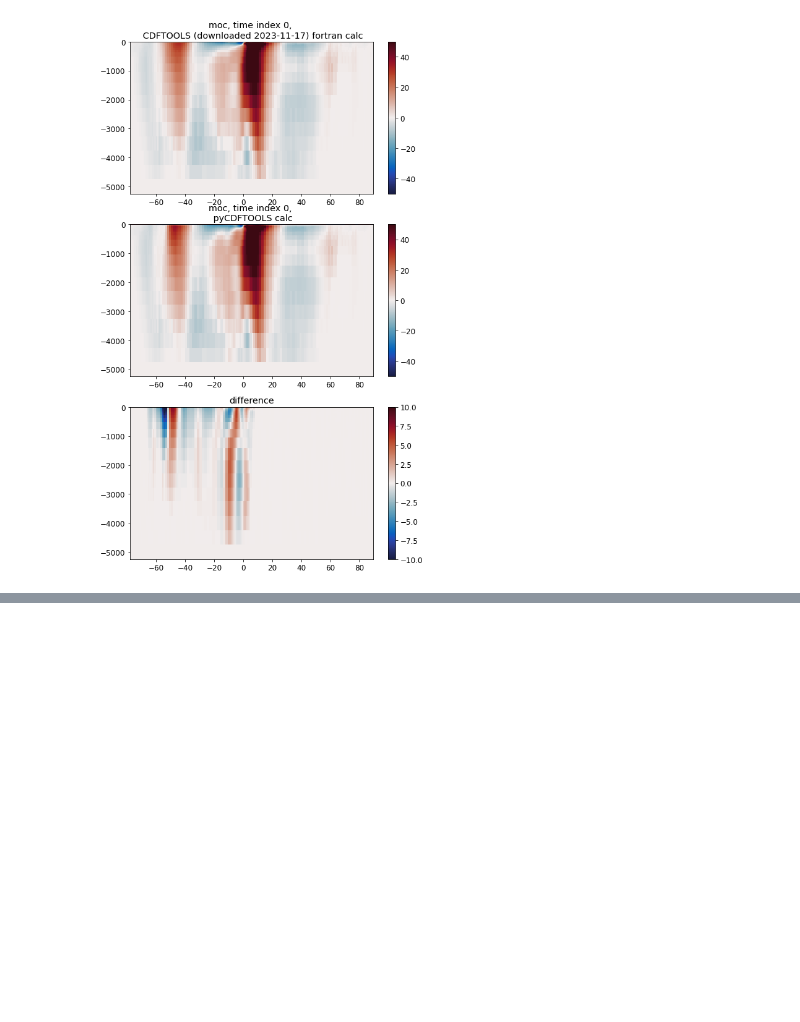
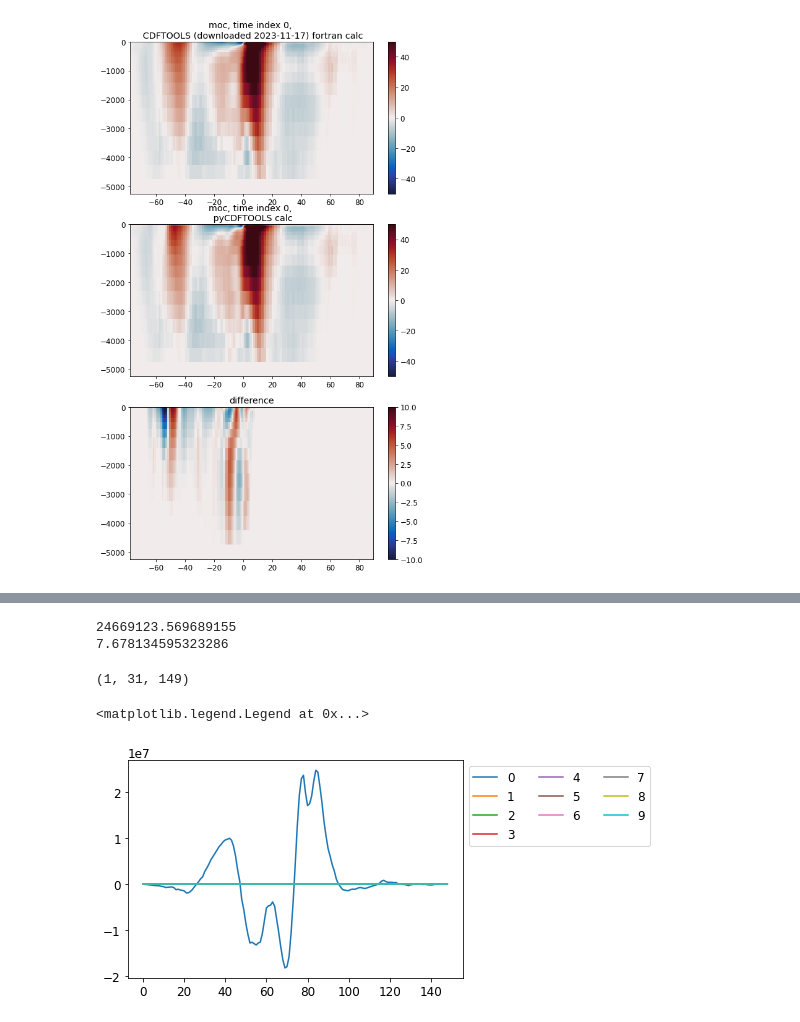
Before and after one commit to tjarnikova/SOZONE, a Jupyter notebook: GRO2_FORCING_EXPERIMENT/NCEP-ERA-physics-comparison/overturning-check.ipynb, the cells around one changed output, grey strips where cells are left out. Saved outputs shown, nothing was run; the diff lists cells and outputs as text; code cells hidden in the pictures; blank space fills up the shorter version.

```diff
--- a/GRO2_FORCING_EXPERIMENT/NCEP-ERA-physics-comparison/overturning-check.ipynb
+++ b/GRO2_FORCING_EXPERIMENT/NCEP-ERA-physics-comparison/overturning-check.ipynb
@@ -300,0 +485,19 @@ Text(0.5, 1.0, 'difference')
+# %%
+print(np.nanmax(dmoc2[0,:,:]-dmoc[0,:,:]))
+
+print(np.nanmax(dmoc2[0,:,:]-moc_cdf.zomsfglo[time_ind,:,:,0]))
+# %% [output]
+24669123.569689155
+7.678134595323286
+# %%
+print(np.shape(dmoc2))
+# %% [output]
+(1, 31, 149)
+# %%
+for i in range(0,10):
+    plt.plot((dmoc2[0,i,:]-dmoc[0,i,:]), label = f'{i}')
+
+plt.legend(ncol = 3, bbox_to_anchor = [1,1])
+# %% [output]
+<matplotlib.legend.Legend at 0x...>
+[figure, added]
```
Also changed, not shown: parts of 3 cells of this notebook, 8 other files.
